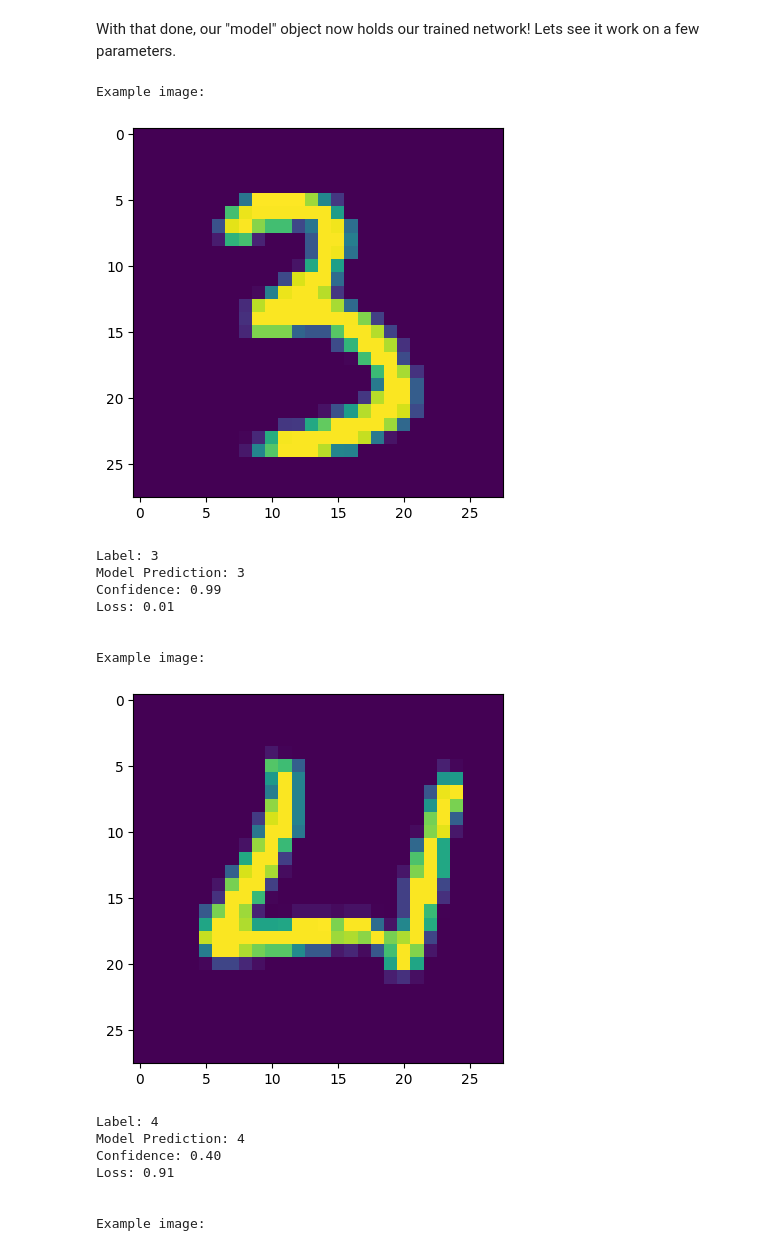
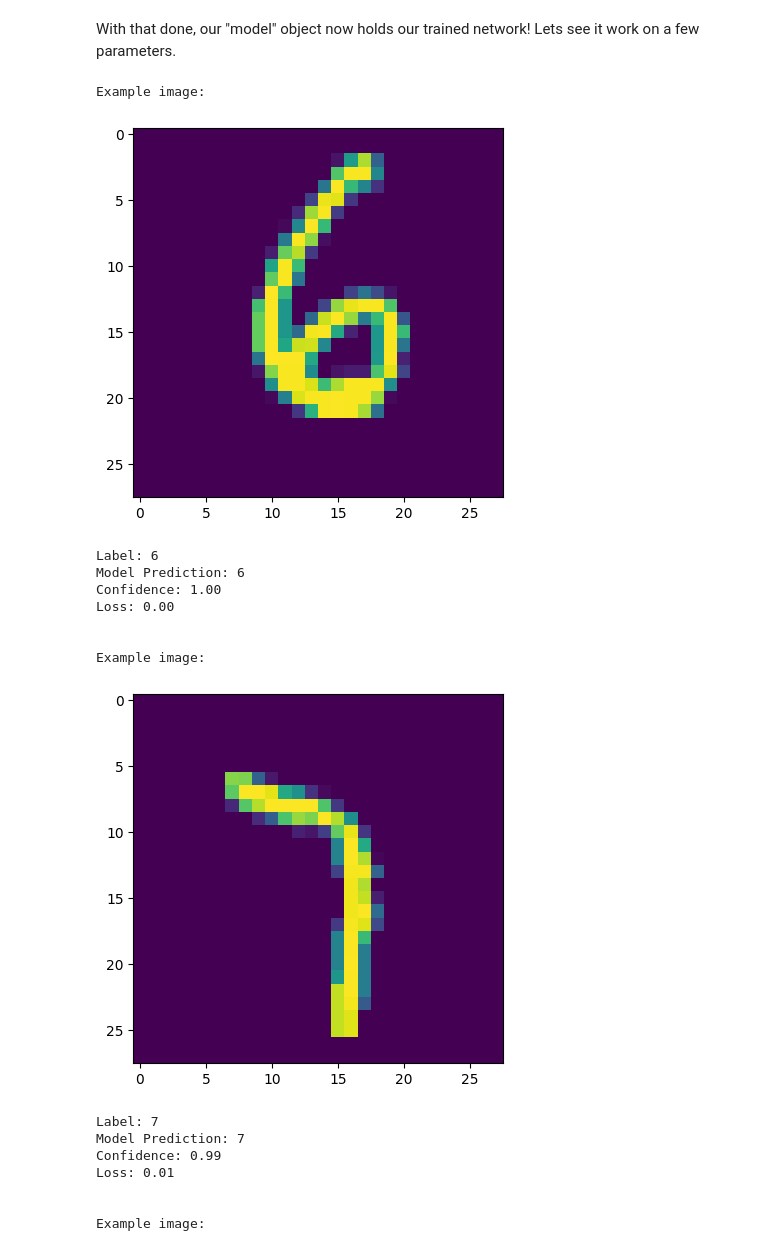
Before and after one commit to aopatric/jax-demo, a Jupyter notebook: jax-demo.ipynb, the cells around one changed output. Saved outputs shown, nothing was run; the diff lists cells and outputs as text; code cells hidden in the pictures.

```diff
--- a/jax-demo.ipynb
+++ b/jax-demo.ipynb
@@ -85,8 +89,14 @@ We'll test a forward pass of the jax model on a sample batch from the data.
 # %%
-sample_batch = next(iter(train_ds))
+import jax
+
+sample_batch = next(iter(train_loader))
 print(f"Shape of sample batch: {sample_batch[0].shape}")
 
-logits = model(sample_batch[0])
-print(f"Shape of logits: {logits.shape}")
+sample_outputs = model(sample_batch[0])
+print(f"Shape of sample outputs: {sample_outputs.shape}")
+
+probs = jax.nn.softmax(sample_outputs)
+print(f"Example probabilty distribution: {probs[0]}")
+print(f"With prediction {jnp.argmax(probs[0])}")
 # %% [output]
 Shape of sample batch: (128, 784)
@@ -97,15 +110,15 @@ And here's the Jax training loop for 10 epochs on MNIST:
 import optax
 from tqdm import tqdm
 
-def train(model, train_ds, eval_ds, num_epochs):
+def train(model, train_loader, eval_loader, num_epochs):
     opt = nnx.Optimizer(model, optax.noisy_sgd(learning_rate=0.01))
 
     for epoch in (pbar := tqdm(range(num_epochs))):
         pbar.set_description(f"Epoch {epoch}")
         model.train()
-        for batch in train_ds:
+        for batch in train_loader:
             train_step(model, opt, batch)
-        pbar.set_postfix(train_accuracy=eval_loop(model, train_ds))
+        pbar.set_postfix(train_accuracy=eval_loop(model, train_loader))
 
 @nnx.jit
 def train_step(model, opt, batch):
@@ -117,11 +130,11 @@ def train_step(model, opt, batch):
     loss, grads = grad_fn(model)
     opt.update(grads)
 
-def eval_loop(model, eval_ds):
+def eval_loop(model, eval_loader):
     model.eval()
     total = 0
     correct = 0
-    for batch in eval_ds:
+    for batch in eval_loader:
         res = eval_step(model, batch)
         total += res.shape[0]
         correct += res.sum()
@@ -132,53 +145,51 @@ def eval_step(model, batch):
     logits = model(batch[0])
     return logits.argmax(axis=-1) == batch[1]
 
-train(model, train_ds, test_ds, 10)
+train(model, train_loader, test_loader, 10)
 # %% [markdown]
 With that done, our "model" object now holds our trained network! Lets see it work on a few parameters.
 # %%
-import jax
+# sample a few images from the test set
+sample_batch = next(iter(test_loader))
 
-# sample a few images from the test set
-sample_batch = next(iter(test_ds))
-
-sample_idxs = jax.random.choice(key=jax.random.PRNGKey(1), a=jnp.arange(len(sample_batch[0])), shape=(3,))
+sample_idxs = jax.random.choice(key=jax.random.PRNGKey(42), a=jnp.arange(len(sample_batch[0])), shape=(3,))
 
 sample_imgs = sample_batch[0][sample_idxs].reshape(3, 28, 28)
 sample_labels = sample_batch[1][sample_idxs]
 
 
 for i in range(3):
     print(f"Example image:")
     plt.imshow(sample_imgs[i])
     plt.show()
     print(f"Label: {sample_labels[i]}")
 
     # get model output
     logits = model(sample_imgs[i].reshape(1, -1))
     probs = jax.nn.softmax(logits)
     loss = optax.softmax_cross_entropy_with_integer_labels(logits.reshape(10, -1).squeeze(), sample_labels[i])
     pred = jnp.argmax(logits)
 
     # log preds and configdence
     print(f"Model Prediction: {pred}")
     print(f"Confidence: {probs[0][sample_labels[i]]:.2f}")
     print(f"Loss: {loss:.2f}")
     print("\n")
 # %% [output]
 Example image:
-[figure, old version]
+[figure, new version]
-Label: 3
-Model Prediction: 3
-Confidence: 0.99
-Loss: 0.01
+Label: 6
+Model Prediction: 6
+Confidence: 1.00
+Loss: 0.00
 
 
 Example image:
-[figure, old version]
+[figure, new version]
-Label: 4
-Model Prediction: 4
-Confidence: 0.40
-Loss: 0.91
+Label: 7
+Model Prediction: 7
+Confidence: 0.99
+Loss: 0.01
 
 
 Example image:
```
Also changed, not shown: parts of 6 cells of this notebook, 1 other file.
